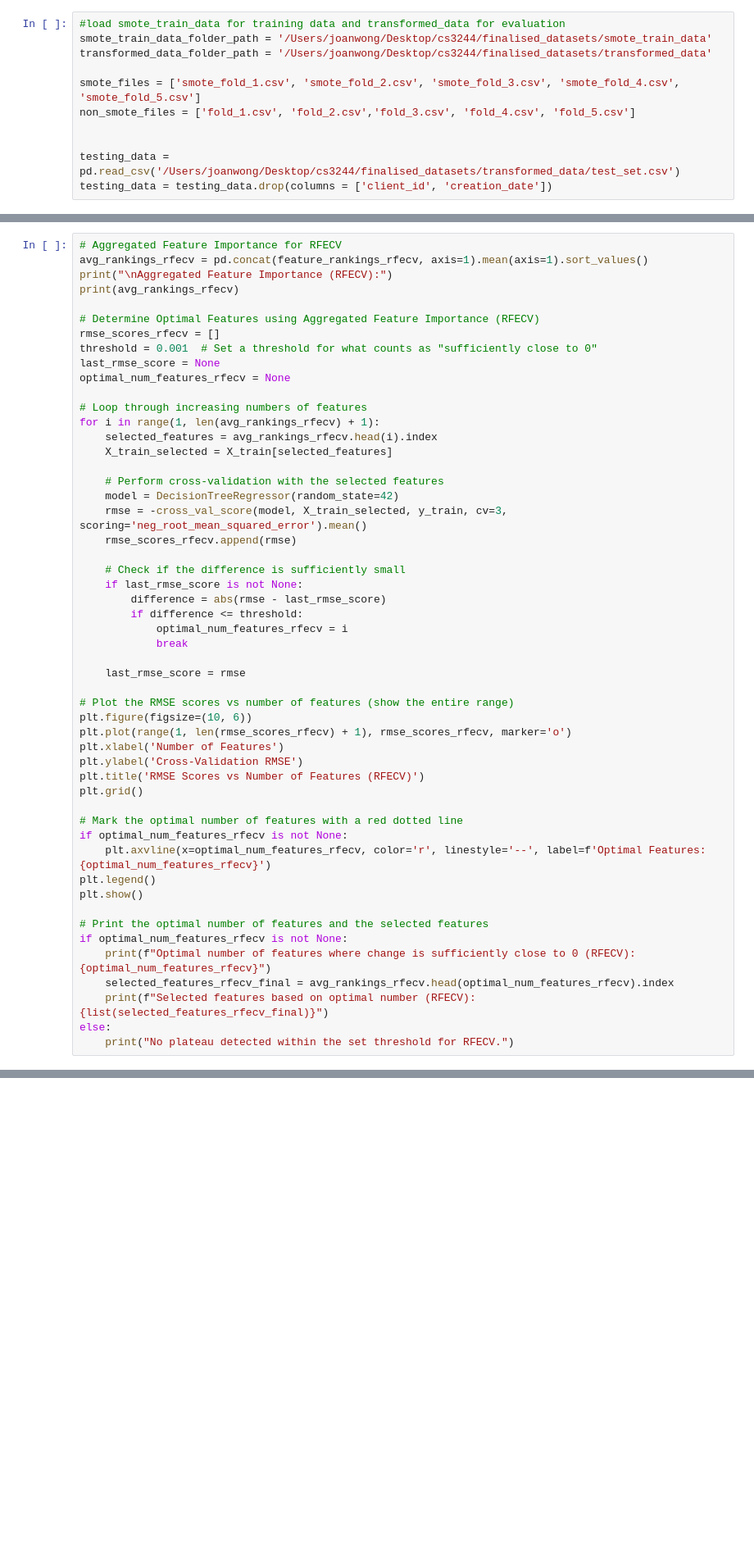
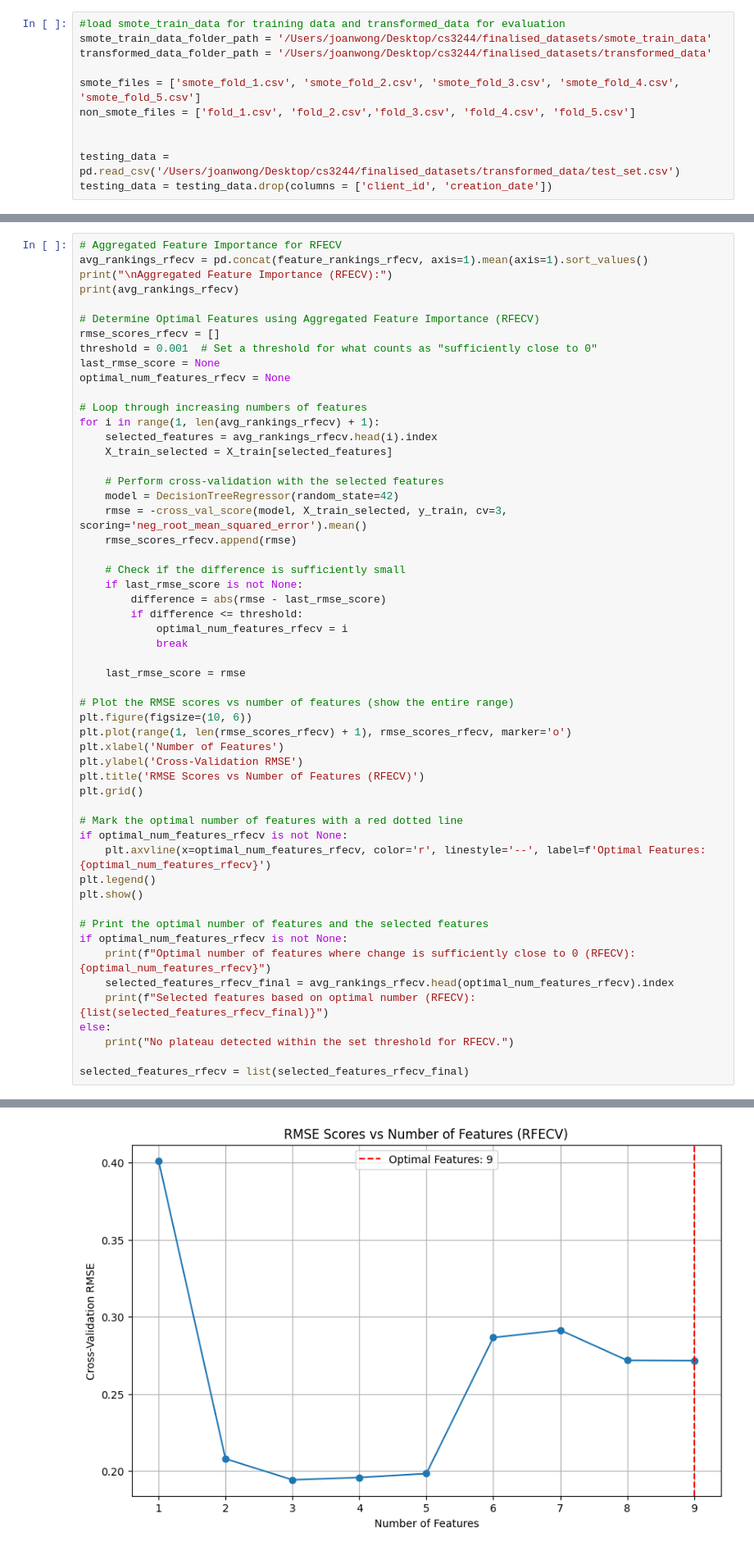
Before and after one commit to bernisschow/CS3244-Fraud-Detection-in-Electricity-and-Gas-Consumption, a Jupyter notebook: DT Continuous Output Model.ipynb, the cells around one changed output, grey strips where cells are left out. Shown at 82% size. Cells and saved outputs as stored; diff of their text form; blank space fills up the shorter version.

```diff
--- a/DT Continuous Output Model.ipynb
+++ b/DT Continuous Output Model.ipynb
@@ -128,3 +181,6 @@ if optimal_num_features_rfecv is not None:
     print(f"Selected features based on optimal number (RFECV): {list(selected_features_rfecv_final)}")
 else:
     print("No plateau detected within the set threshold for RFECV.")
+
+selected_features_rfecv = list(selected_features_rfecv_final)
+# %% [output]
@@ -130,0 +200 @@ else:
+[figure, added]
```
Also changed, not shown: parts of 20 cells of this notebook.
